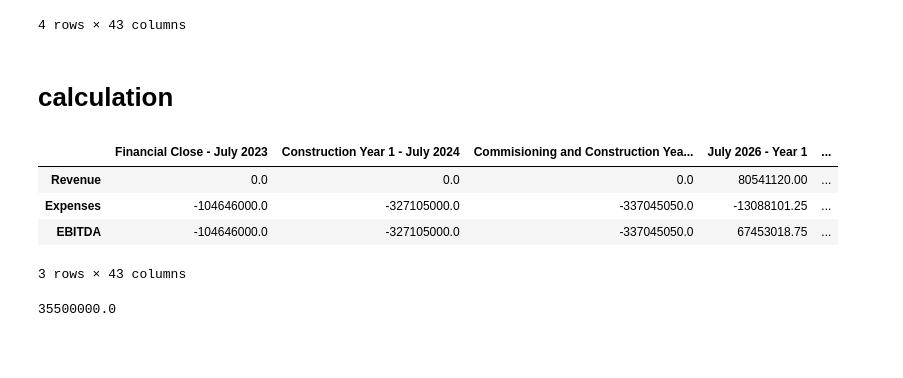
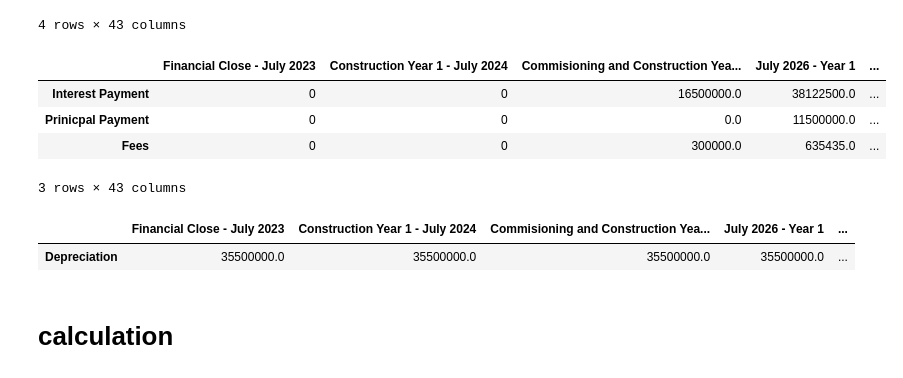
Before and after one commit to juliet29/projectFinance, a Jupyter notebook: analysis/eval.ipynb, the cells around one changed output. Drawn from its saved outputs; the diff is of its cells as text; code cells hidden in the pictures; blank space fills up the shorter version.

```diff
--- a/analysis/eval.ipynb
+++ b/analysis/eval.ipynb
@@ -41,37 +38,19 @@ exp_df
 | Corporate | 0.0 | 9602000.0 | 9842050.0 | 10088101.25 | ... |
 | Total | 104646000.0 | 327105000.0 | 337045050.0 | 13088101.25 | ... |
 4 rows × 43 columns
+# %%
+debt_service_df
+# %% [output]
+|  | Financial Close - July 2023 | Construction Year 1 - July 2024 | Commisioning and Construction Yea... | July 2026 - Year 1 | ... |
+| Interest Payment | 0 | 0 | 16500000.0 | 38122500.0 | ... |
+| Prinicpal Payment | 0 | 0 | 0.0 | 11500000.0 | ... |
+| Fees | 0 | 0 | 300000.0 | 635435.0 | ... |
+3 rows × 43 columns
+# %%
+# depreciation
+dep_df
+# %% [output]
+|  | Financial Close - July 2023 | Construction Year 1 - July 2024 | Commisioning and Construction Yea... | July 2026 - Year 1 | ... |
+| Depreciation | 35500000.0 | 35500000.0 | 35500000.0 | 35500000.0 | ... |
 # %% [markdown]
 # calculation
-# %%
-df0 = pd.DataFrame( columns=year_col_names)
-
-# revenue
-df0.loc["Revenue"] = ppa_df.loc["Total"]
-df0 = df0.fillna(0)
-
-# expenses
-df0.loc["Expenses"] = exp_df.loc["Total"]*-1
-
-# ebitda
-df0.loc["EBITDA"] = df0.loc["Revenue"] + df0.loc["Expenses"]
-
-
-
-
-df0
-# %% [output]
-|  | Financial Close - July 2023 | Construction Year 1 - July 2024 | Commisioning and Construction Yea... | July 2026 - Year 1 | ... |
-| Revenue | 0.0 | 0.0 | 0.0 | 80541120.00 | ... |
-| Expenses | -104646000.0 | -327105000.0 | -337045050.0 | -13088101.25 | ... |
-| EBITDA | -104646000.0 | -327105000.0 | -337045050.0 | 67453018.75 | ... |
-3 rows × 43 columns
-# %%
-# depreciation on assets and capx
-substation_value = 100*corporate_costs["Other Annual Costs"]["Property Taxes"][0]
-capx = epc_data["EPC Cost"]
-
-depreciable_assets = property_value + init_capx
-depreciable_assets/straight_line_dep_term
-# %% [output]
-35500000.0
```
Also changed, not shown: parts of 6 cells of this notebook, 1 other file.
